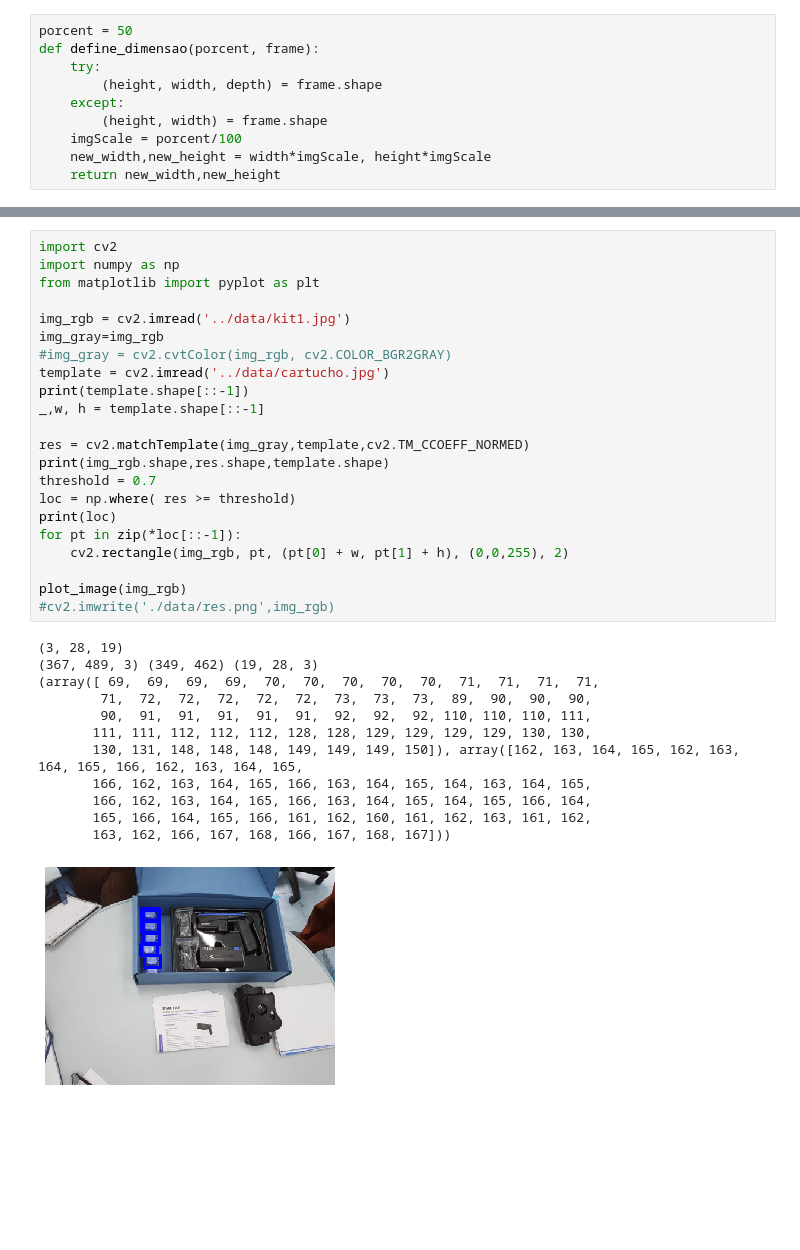
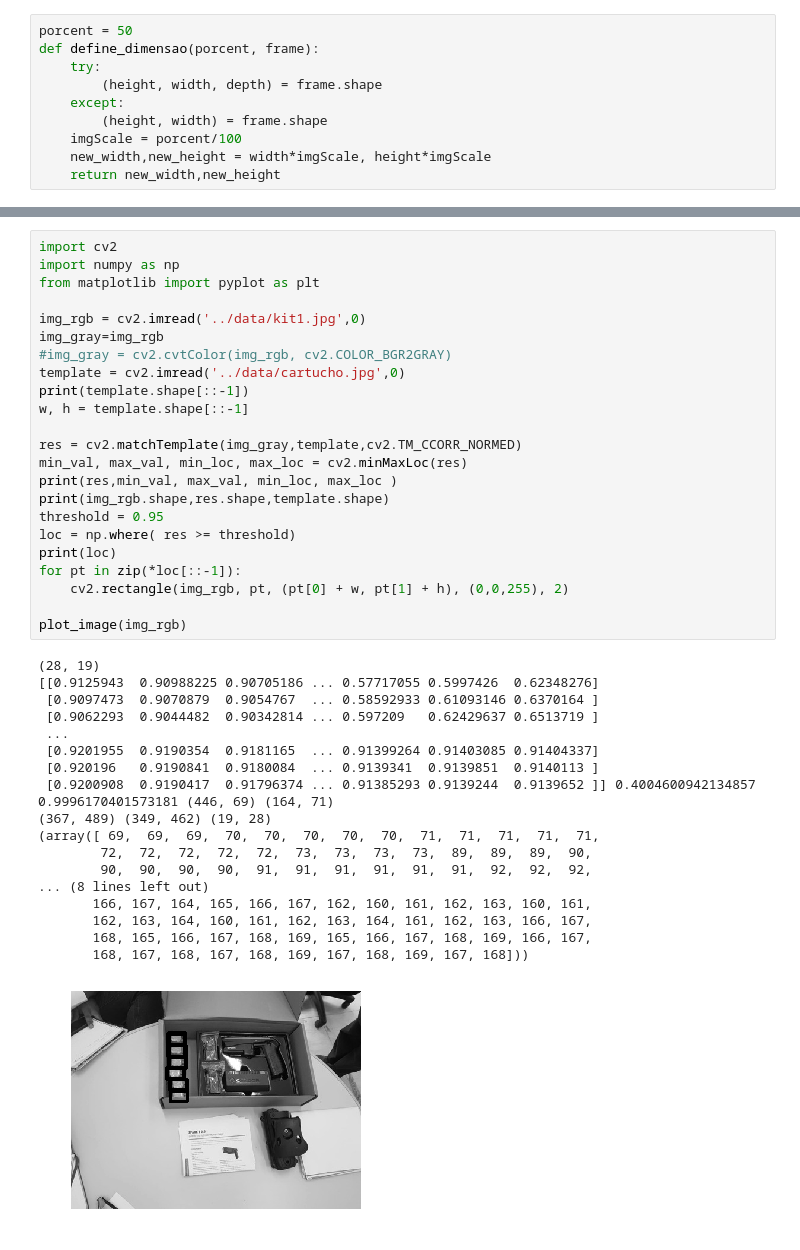
Before and after one commit to wagner1986/python-computer-vision, a Jupyter notebook: condor/Condor- Matching Template.ipynb, the cells around one changed output, grey strips where cells are left out. Drawn from its saved outputs; the diff is of its cells as text; blank space fills up the shorter version.

```diff
--- a/condor/Condor- Matching Template.ipynb
+++ b/condor/Condor- Matching Template.ipynb
@@ -88,35 +89,42 @@ for scale in scales:
 # %%
 import cv2
 import numpy as np
 from matplotlib import pyplot as plt
 
-img_rgb = cv2.imread('../data/kit1.jpg')
+img_rgb = cv2.imread('../data/kit1.jpg',0)
 img_gray=img_rgb
 #img_gray = cv2.cvtColor(img_rgb, cv2.COLOR_BGR2GRAY)
-template = cv2.imread('../data/cartucho.jpg')
+template = cv2.imread('../data/cartucho.jpg',0)
 print(template.shape[::-1])
-_,w, h = template.shape[::-1]
+w, h = template.shape[::-1]
 
-res = cv2.matchTemplate(img_gray,template,cv2.TM_CCOEFF_NORMED)
+res = cv2.matchTemplate(img_gray,template,cv2.TM_CCORR_NORMED)
+min_val, max_val, min_loc, max_loc = cv2.minMaxLoc(res)
+print(res,min_val, max_val, min_loc, max_loc )
 print(img_rgb.shape,res.shape,template.shape)
-threshold = 0.7
+threshold = 0.95
 loc = np.where( res >= threshold)
 print(loc)
 for pt in zip(*loc[::-1]):
     cv2.rectangle(img_rgb, pt, (pt[0] + w, pt[1] + h), (0,0,255), 2)
 
 plot_image(img_rgb)
-#cv2.imwrite('./data/res.png',img_rgb)
 # %% [output]
-(3, 28, 19)
-(367, 489, 3) (349, 462) (19, 28, 3)
-(array([ 69,  69,  69,  69,  70,  70,  70,  70,  70,  71,  71,  71,  71,
-        71,  72,  72,  72,  72,  72,  73,  73,  73,  89,  90,  90,  90,
-        90,  91,  91,  91,  91,  91,  92,  92,  92, 110, 110, 110, 111,
-       111, 111, 112, 112, 112, 128, 128, 129, 129, 129, 129, 130, 130,
-       130, 131, 148, 148, 148, 149, 149, 149, 150]), array([162, 163, 164, 165, 162, 163, 164, 165, 166, 162, 163, 164, 165,
-       166, 162, 163, 164, 165, 166, 163, 164, 165, 164, 163, 164, 165,
-       166, 162, 163, 164, 165, 166, 163, 164, 165, 164, 165, 166, 164,
-       165, 166, 164, 165, 166, 161, 162, 160, 161, 162, 163, 161, 162,
-       163, 162, 166, 167, 168, 166, 167, 168, 167]))
+(28, 19)
+[[0.9125943  0.90988225 0.90705186 ... 0.57717055 0.5997426  0.62348276]
+ [0.9097473  0.9070879  0.9054767  ... 0.58592933 0.61093146 0.6370164 ]
+ [0.9062293  0.9044482  0.90342814 ... 0.597209   0.62429637 0.6513719 ]
+ ...
+ [0.9201955  0.9190354  0.9181165  ... 0.91399264 0.91403085 0.91404337]
+ [0.920196   0.9190841  0.9180084  ... 0.9139341  0.9139851  0.9140113 ]
+ [0.9200908  0.9190417  0.91796374 ... 0.91385293 0.9139244  0.9139652 ]] 0.4004600942134857 0.9996170401573181 (446, 69) (164, 71)
+(367, 489) (349, 462) (19, 28)
+(array([ 69,  69,  69,  70,  70,  70,  70,  70,  71,  71,  71,  71,  71,
+        72,  72,  72,  72,  72,  73,  73,  73,  73,  89,  89,  89,  90,
+        90,  90,  90,  90,  91,  91,  91,  91,  91,  91,  92,  92,  92,
+... (8 lines left out)
+       166, 167, 164, 165, 166, 167, 162, 160, 161, 162, 163, 160, 161,
+       162, 163, 164, 160, 161, 162, 163, 164, 161, 162, 163, 166, 167,
+       168, 165, 166, 167, 168, 169, 165, 166, 167, 168, 169, 166, 167,
+       168, 167, 168, 167, 168, 169, 167, 168, 169, 167, 168]))
-[figure, old version]
+[figure, new version]
```
Also changed, not shown: parts of 3 cells of this notebook, 42 other files.
